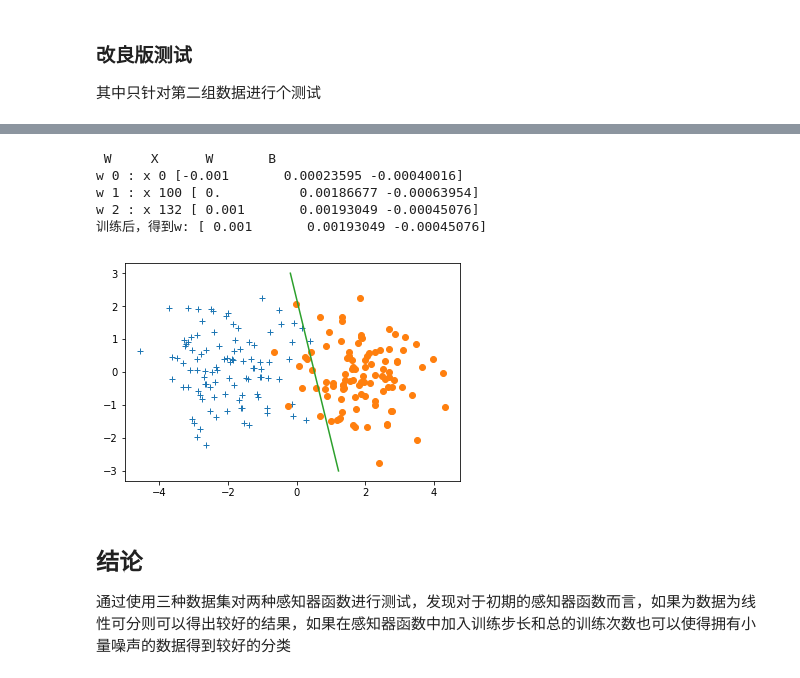
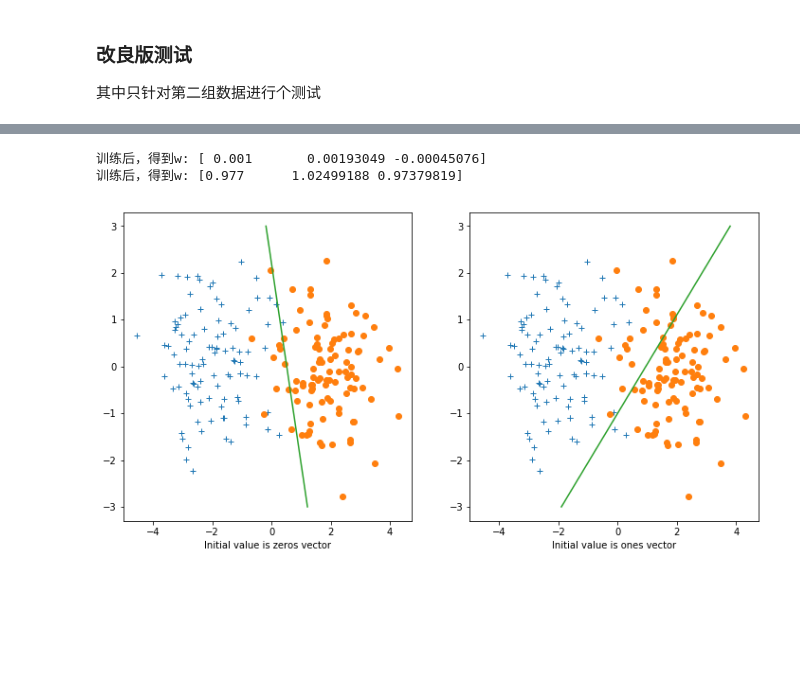
Before and after one commit to TobyYoung0412/PatternRecognition_Homework, a Jupyter notebook: PLA(感知器算法).ipynb, the cells around one changed output, grey strips where cells are left out. Saved outputs shown, nothing was run; the diff lists cells and outputs as text; code cells hidden in the pictures; blank space fills up the shorter version.

```diff
--- a/PLA(感知器算法).ipynb
+++ b/PLA(感知器算法).ipynb
@@ -32,14 +32,17 @@ def train_1(w, x, y):
             w[1:] += y * x[i]
     return w
 # %%
-def train_2(T):
+def train_2(T, wi):
 
     study_total = 100000 # 总训练次数
     study_step  = 0.001  # 训练步长
     w_total = 0          # w改变次数
 
-    w = np.zeros(T.shape[1])  # 初始化权重向量为0 [权重都从0开始]
-    print(' W     X      W       B')
+    if(wi == 0):
+        w = np.zeros(T.shape[1])  # 初始化权重向量为0 [权重都从0开始]
+    else:
+        w = np.ones(T.shape[1])   # 初始化权重向量为1 [权重都从1开始]
+#     print(' W     X      W       B')
     #训练study_total次
     for study in range(study_total):
         w_before = w    #训练前的w值
@@ -55,7 +58,7 @@ def train_2(T):
                 # 根据误差优化w的值
                 w[1:] = w[1:] + study_step*Y*X
                 w[0]  = w[0] + study_step*Y
-                print('w',w_total,': x',t,w[0:w.shape[0]])
+#                 print('w',w_total,': x',t,w[0:w.shape[0]])
                 w_total = w_total + 1
                 flag = 0
 
@@ -130,27 +222,35 @@ plt.show()
 # %%
 mean = 2
 (s1, s2) = genData(mean, N)
 one = np.ones(s1.shape[0]).reshape(100,1)
 s1 = np.concatenate((s1, -1 * one), axis = 1)
 s2 = np.concatenate((s2,  1 * one), axis = 1)
 s = np.concatenate((s1, s2), axis=0)
 
-w = train_2(s[:150])
+w = train_2(s[:150], 0)
 
 y = np.linspace(-3,3)
 x = (w[0] + w[2] * y)/w[1]
 
+plt.figure(figsize=(12,6))
+plt.subplot(1,2,1)
 plt.plot(s1[:,0],s1[:,1],'+')
 plt.plot(s2[:,0],s2[:,1],'o')
 plt.plot(x,y)
+plt.xlabel('Initial value is zeros vector')
+
+w = train_2(s[:150], 1)
+
+y = np.linspace(-3,3)
+x = (w[0] + w[2] * y)/w[1]
+
+plt.subplot(1,2,2)
+plt.plot(s1[:,0],s1[:,1],'+')
+plt.plot(s2[:,0],s2[:,1],'o')
+plt.plot(x,y)
+plt.xlabel('Initial value is ones vector')
 plt.show()
 # %% [output]
- W     X      W       B
-w 0 : x 0 [-0.001       0.00023595 -0.00040016]
-w 1 : x 100 [ 0.          0.00186677 -0.00063954]
-w 2 : x 132 [ 0.001       0.00193049 -0.00045076]
 训练后，得到w: [ 0.001       0.00193049 -0.00045076]
+训练后，得到w: [0.977      1.02499188 0.97379819]
-[figure, old version]
+[figure, new version]
-# %% [markdown]
-## 结论
-通过使用三种数据集对两种感知器函数进行测试，发现对于初期的感知器函数而言，如果为数据为线性可分则可以得出较好的结果，如果在感知器函数中加入训练步长和总的训练次数也可以使得拥有小量噪声的数据得到较好的分类
```
Also changed, not shown: parts of 8 cells of this notebook, 2 other files.
